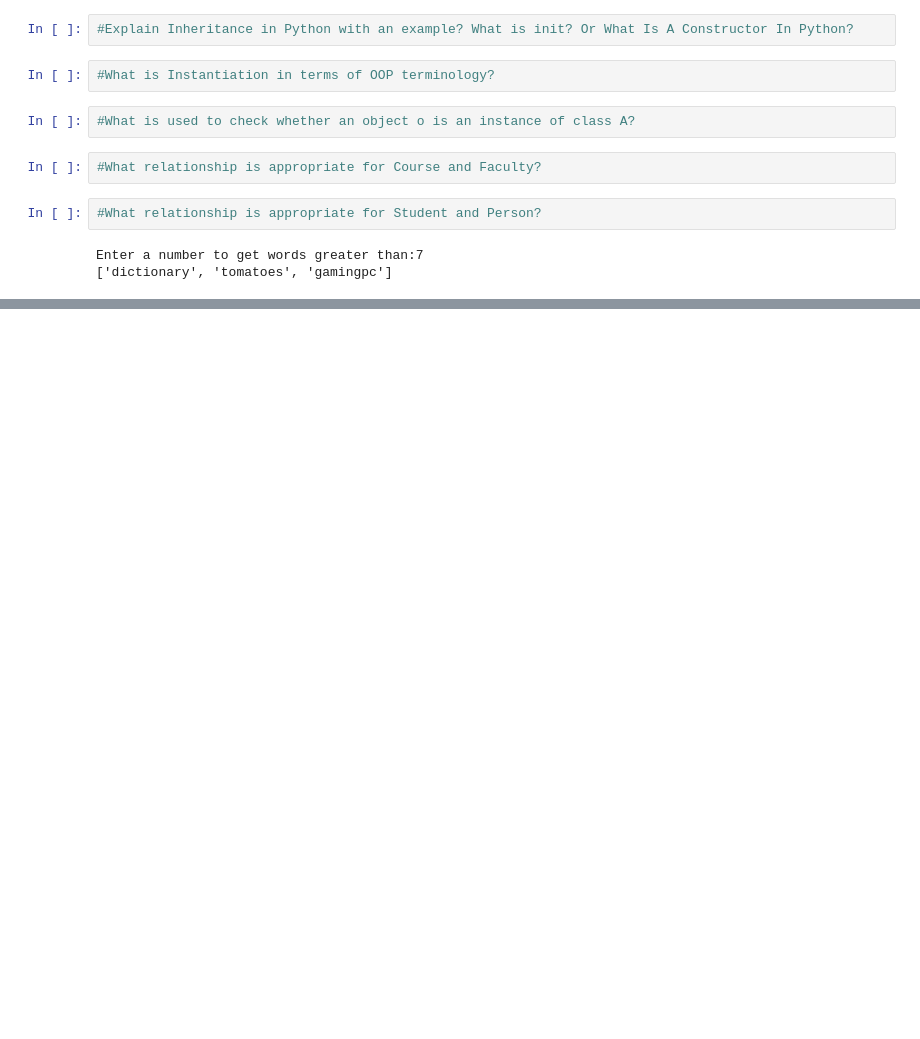
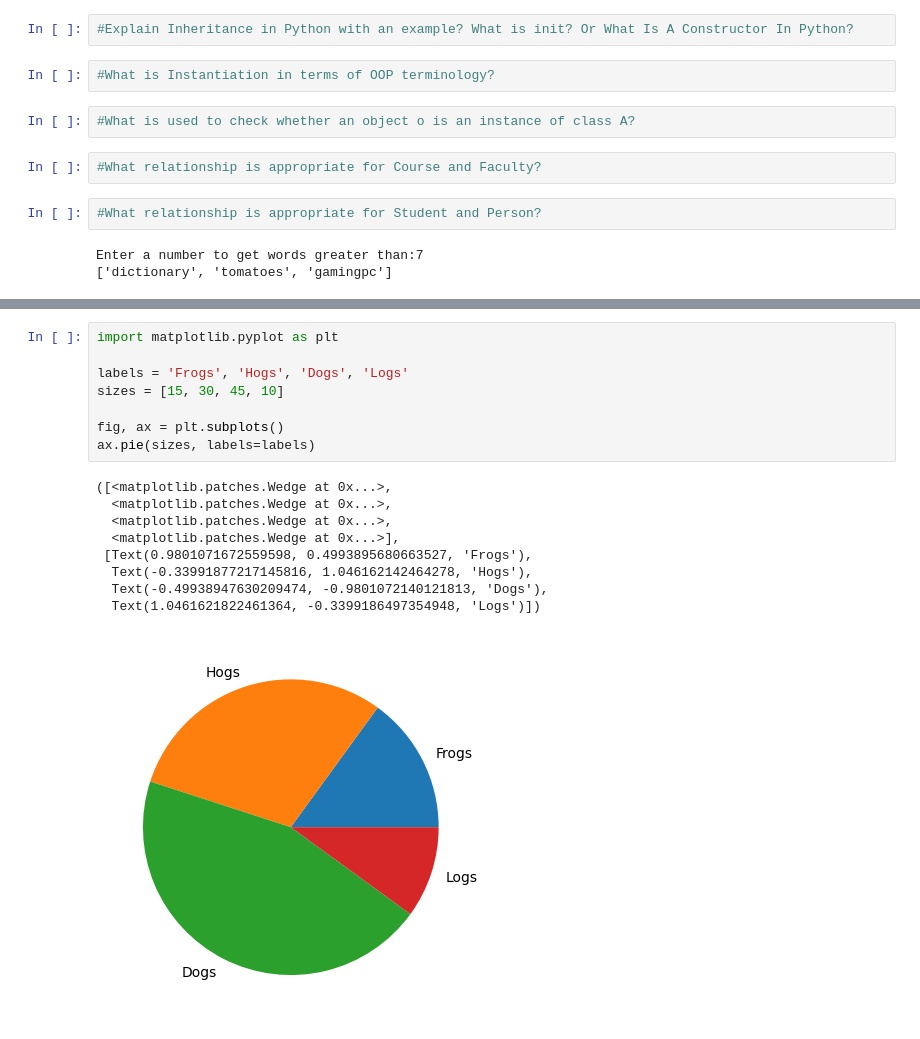
Before and after one commit to jillp111/Assignment, a Jupyter notebook: ASSIGNMENT 1.ipynb, the cells around one changed output, grey strips where cells are left out. Drawn from its saved outputs; the diff is of its cells as text; blank space fills up the shorter version.

```diff
--- a/ASSIGNMENT 1.ipynb
+++ b/ASSIGNMENT 1.ipynb
@@ -909,0 +921,18 @@ Enter a number to get words greater than:7
+# %%
+import matplotlib.pyplot as plt
+
+labels = 'Frogs', 'Hogs', 'Dogs', 'Logs'
+sizes = [15, 30, 45, 10]
+
+fig, ax = plt.subplots()
+ax.pie(sizes, labels=labels)
+# %% [output]
+([<matplotlib.patches.Wedge at 0x...>,
+  <matplotlib.patches.Wedge at 0x...>,
+  <matplotlib.patches.Wedge at 0x...>,
+  <matplotlib.patches.Wedge at 0x...>],
+ [Text(0.9801071672559598, 0.4993895680663527, 'Frogs'),
+  Text(-0.33991877217145816, 1.046162142464278, 'Hogs'),
+  Text(-0.49938947630209474, -0.9801072140121813, 'Dogs'),
+  Text(1.0461621822461364, -0.3399186497354948, 'Logs')])
+[figure, added]
```
Also changed, not shown: parts of 3 cells of this notebook.
